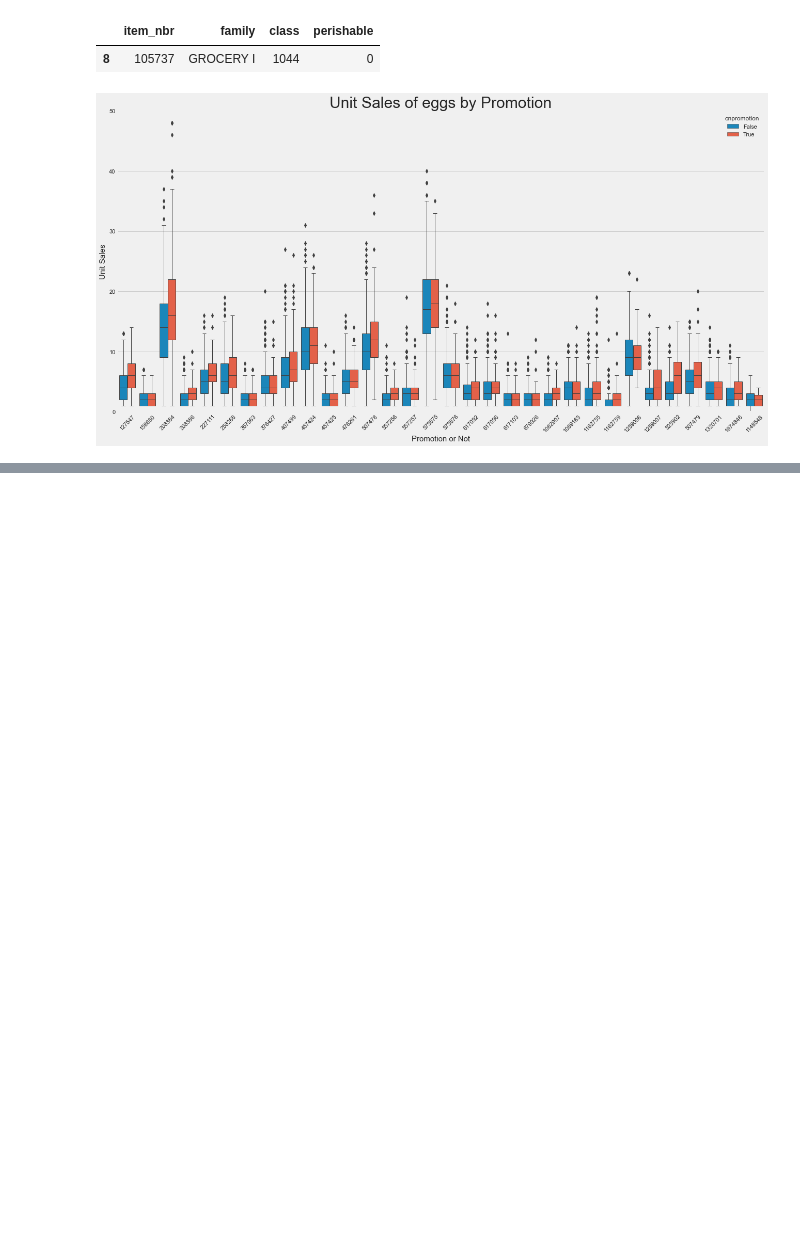
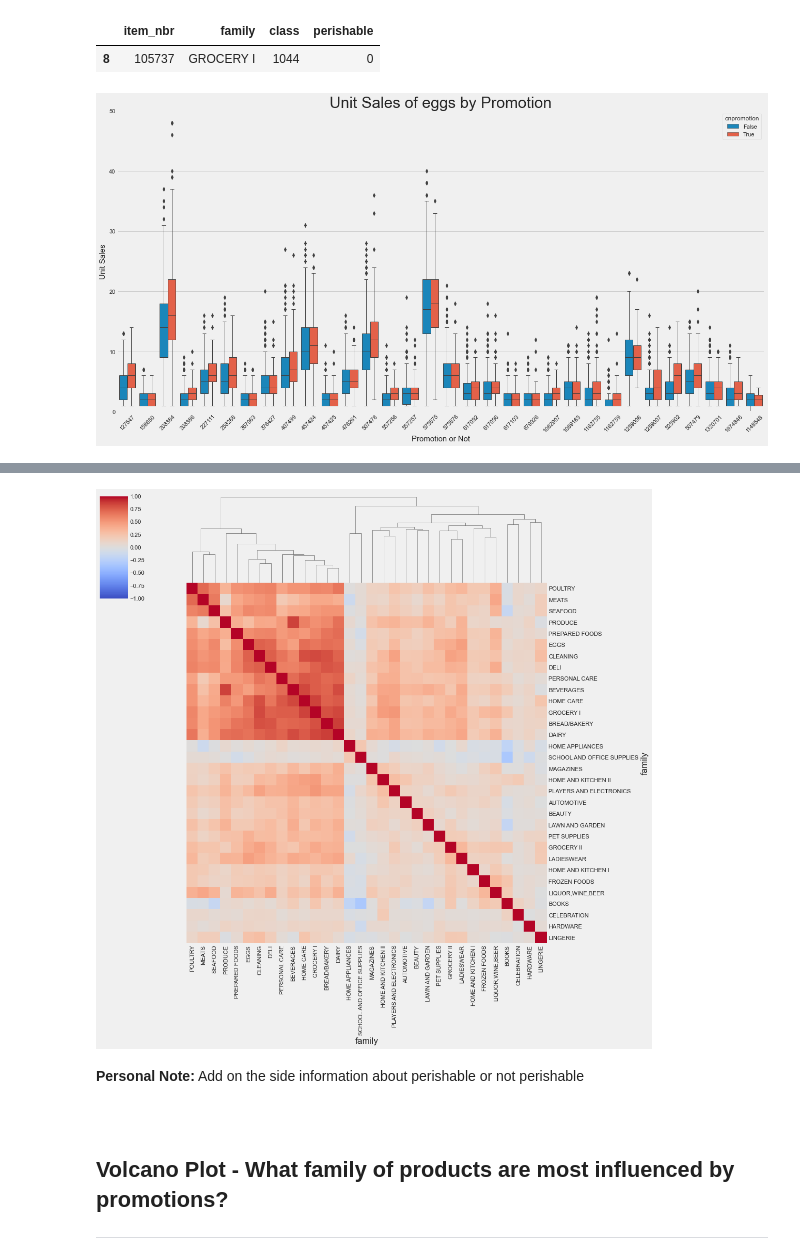
Before and after one commit to DSJourney/time_series, a Jupyter notebook: notebooks/2. EDA/EDA.ipynb, the cells around one changed output, grey strips where cells are left out. Cells and saved outputs as stored; diff of their text form; code cells hidden in the pictures; blank space fills up the shorter version.

```diff
--- a/notebooks/2. EDA/EDA.ipynb
+++ b/notebooks/2. EDA/EDA.ipynb
@@ -1353,0 +576,28 @@ TRANSACTIONS
+# %%
+df_corr = train.drop(train.columns.difference(['date','unit_sales','family']), axis=1)
+df_corr = df_corr.groupby(['date','family']).sum()
+df_corr = df_corr.reset_index(level=1).pivot(columns='family', values='unit_sales').corr()
+# %%
+# Customize the heatmap of the corr_meat correlation matrix and rotate the x-axis labels
+fig = sns.clustermap(df_corr,
+                     row_cluster=True,
+                     col_cluster=True,
+                     figsize=(15, 15),
+                    vmin=-1, vmax=1, center= 0, cmap= 'coolwarm')
+
+fig.ax_row_dendrogram.remove()
+
+plt.setp(fig.ax_heatmap.xaxis.get_majorticklabels(), rotation=90)
+plt.setp(fig.ax_heatmap.yaxis.get_majorticklabels(), rotation=0)
+plt.savefig('img/Insights/clustermap.png', bbox_inches='tight',transparent=True)
+plt.show()
+# %% [output]
+[figure, added]
+# %% [markdown]
+**Personal Note:** Add on the side information about perishable or not perishable
+# %% [markdown]
+<a id='volcano'></a>
+# %% [markdown]
+
+## Volcano Plot - What family of products are most influenced by promotions?
+***
```
Also changed, not shown: parts of 127 cells of this notebook, 13 other files.
